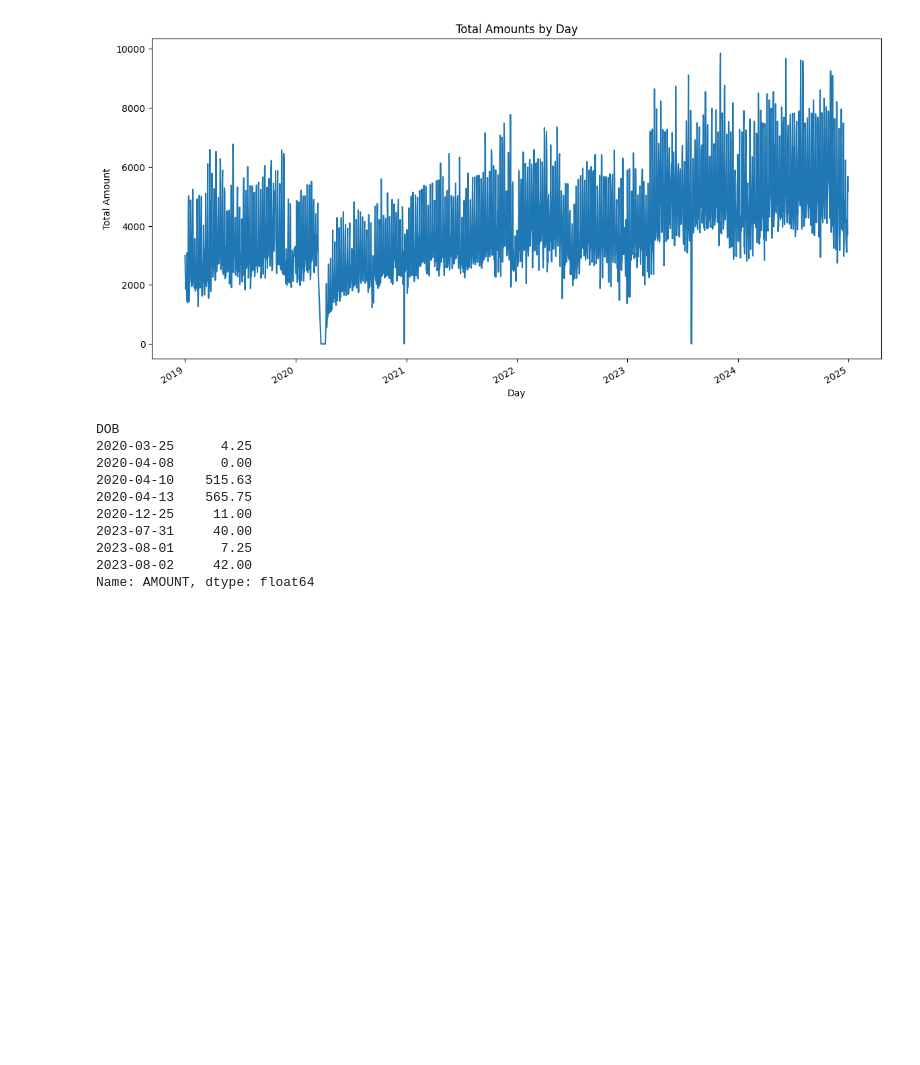
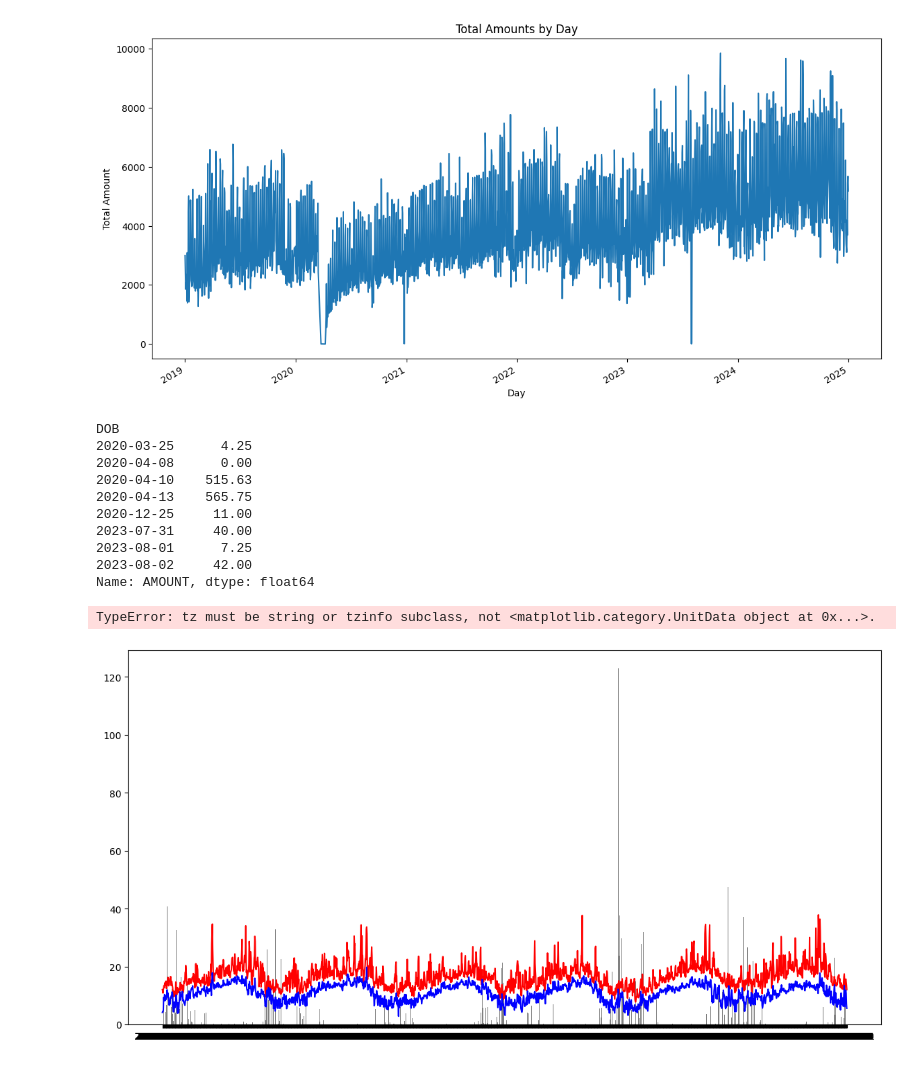
Before and after one commit to pcatroppa/bus774, a Jupyter notebook: CoffeeWeather.ipynb, the cells around one changed output. Saved outputs shown, nothing was run; the diff lists cells and outputs as text; code cells hidden in the pictures; blank space fills up the shorter version.

```diff
--- a/CoffeeWeather.ipynb
+++ b/CoffeeWeather.ipynb
@@ -207,3 +251,38 @@ DOB
 2023-08-01      7.25
 2023-08-02     42.00
 Name: AMOUNT, dtype: float64
+# %%
+# # Convert 'DOB' to datetime
+# df['DOB'] = pd.to_datetime(df['DOB'])
+
+# Group the data by 'DOB' and sum the 'AMOUNT'
+daily_totals = df.groupby('DOB')['AMOUNT'].sum()
+
+# # Plot the data
+# plt.figure(figsize=(14, 7))
+# daily_totals.plot(kind='line')
+# # plt.title('Total Amounts by Day')
+# # plt.xlabel('Day')
+# # plt.ylabel('Total Amount')
+
+
+# Graph the weather data
+plt.figure(figsize=(14, 7))
+plt.plot(weather_data['date'], weather_data['temp_max'], label='Max Temperature', color='red')
+plt.plot(weather_data['date'], weather_data['temp_min'], label='Min Temperature', color='blue')
+# Show percipitation as a bar chart
+plt.bar(weather_data['date'], weather_data['precipitation'], label='Percipitation', color='gray')
+# Show sales data as a line chart
+daily_totals.plot(kind='line', label='Total Sales', color='green')
+
+plt.xlabel('Date')
+plt.ylabel('Temperature (°C)')
+plt.title('Temperature Variation in San Francisco')
+plt.legend()
+
+
+
+plt.show()
+# %% [output]
+TypeError: tz must be string or tzinfo subclass, not <matplotlib.category.UnitData object at 0x...>.
+[figure, added]
```
Also changed, not shown: parts of 5 cells of this notebook.
